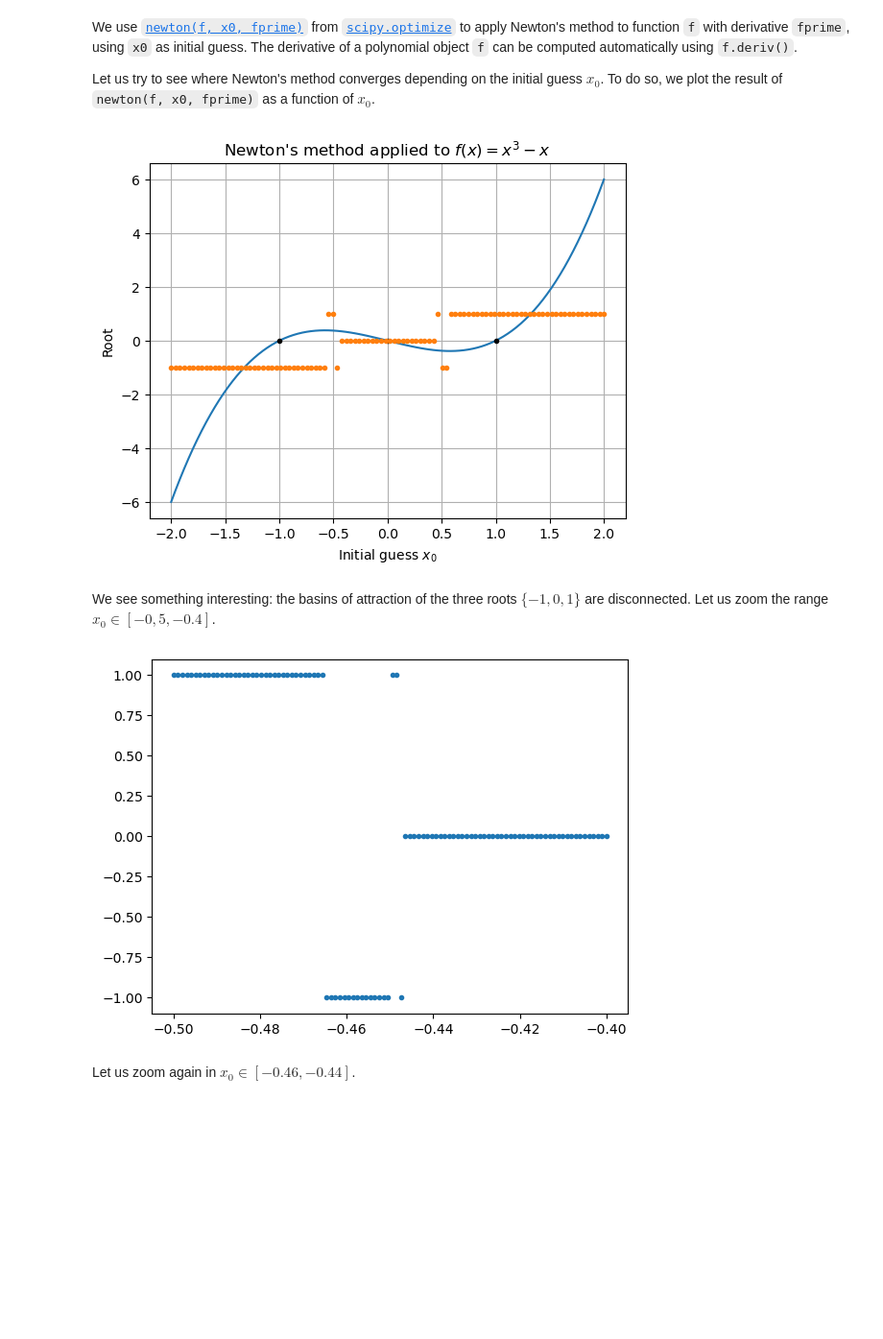
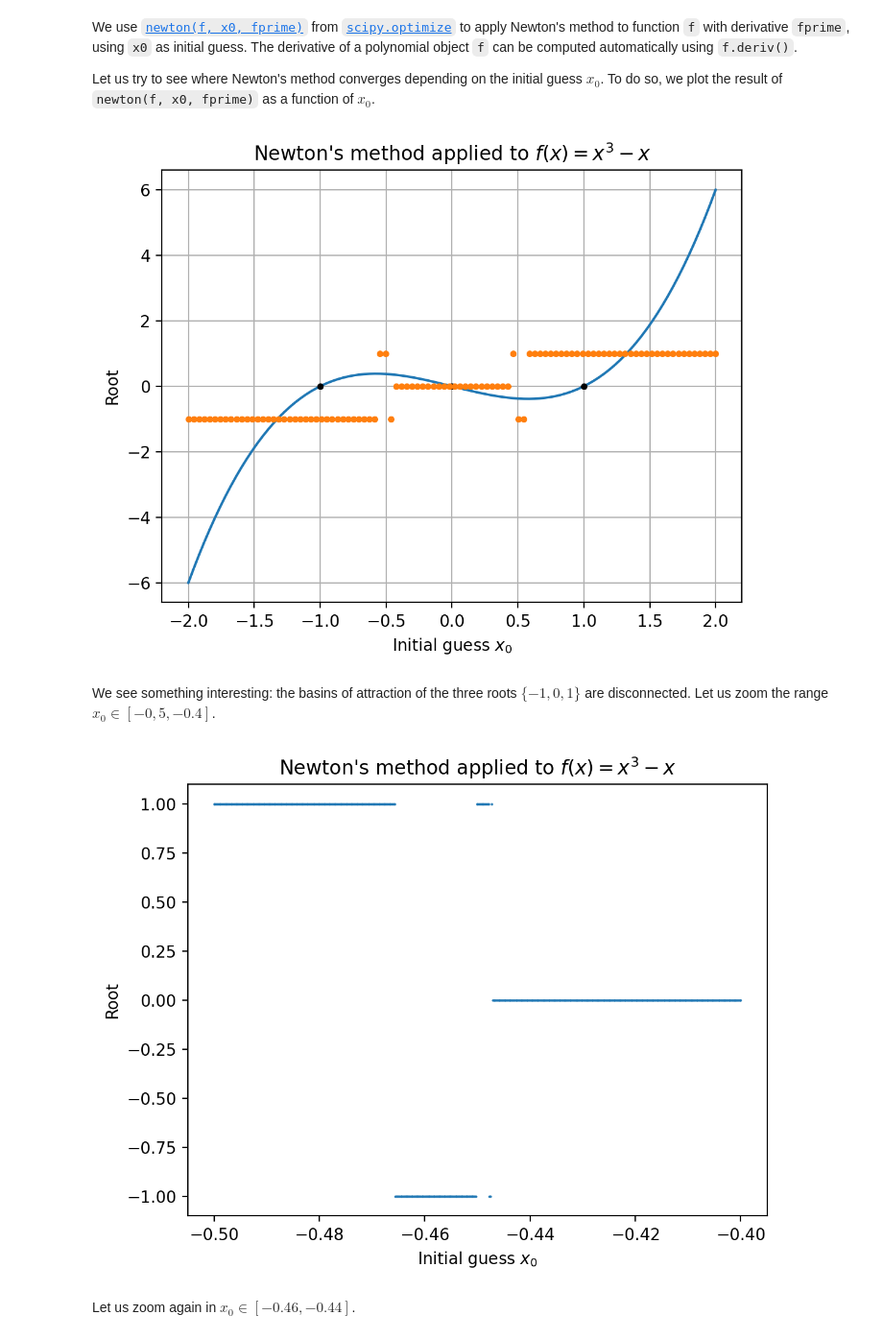
Before and after one commit to mmarzolla/chaos-fractals-phd-course, a Jupyter notebook: Basins-of-attraction.ipynb, the cells around one changed output. Shown at 96% size. Cells and saved outputs as stored; diff of their text form; code cells hidden in the pictures; blank space fills up the shorter version.

```diff
--- a/Basins-of-attraction.ipynb
+++ b/Basins-of-attraction.ipynb
@@ -29,7 +29,7 @@ import numpy as np
 import numpy.polynomial.polynomial as poly
 import matplotlib.pyplot as plt
 %matplotlib inline
-#plt.rcParams['figure.dpi'] = 200
+plt.rcParams['figure.dpi'] = 200
 from scipy.optimize import newton
 # %% [markdown]
 We use the [`poly.Polinomial()`](https://numpy.org/doc/stable/reference/generated/numpy.polynomial.polynomial.Polynomial.html#numpy.polynomial.polynomial.Polynomial) Python object to represent $f$; `poly.Polynomial([a,b,c,d])` returns an object that represents the polynomial $a + bx + cx^2 + dx^3$, so $f(x) = -x + x^3$ is expressed as:
@@ -57,18 +57,23 @@ plt.title("Newton's method applied to $f(x) = x^3 -x$")
 plt.xlabel("Initial guess $x_0$")
 plt.ylabel("Root")
 plt.grid(True)
+plt.savefig('basins-of-attraction-x3-x.png', bbox_inches='tight', pad_inches=0)
 plt.show()
 # %% [output]
-[figure, old version]
+[figure, new version]
 # %% [markdown]
 We see something interesting: the basins of attraction of the three roots $\{-1, 0, 1\}$ are disconnected. Let us zoom the range $x_0 \in [-0,5, -0.4]$.
 # %%
-x0 = np.linspace(-0.5,-0.4,100)
+x0 = np.linspace(-0.5,-0.4,500)
 roots = newton(f, x0, fprime = f.deriv())
-plt.plot(x0,roots,'.')
+plt.plot(x0,roots,'.',markersize=1)
+plt.title("Newton's method applied to $f(x) = x^3 -x$")
+plt.xlabel("Initial guess $x_0$")
+plt.ylabel("Root")
+plt.savefig('basins-of-attraction-x3-x-zoom1.png')
 plt.show()
 # %% [output]
-[figure, old version]
+[figure, new version]
 # %% [markdown]
 Let us zoom again in $x_0 \in [-0.46, -0.44]$.
 # %%
```
Also changed, not shown: parts of 5 cells of this notebook.
